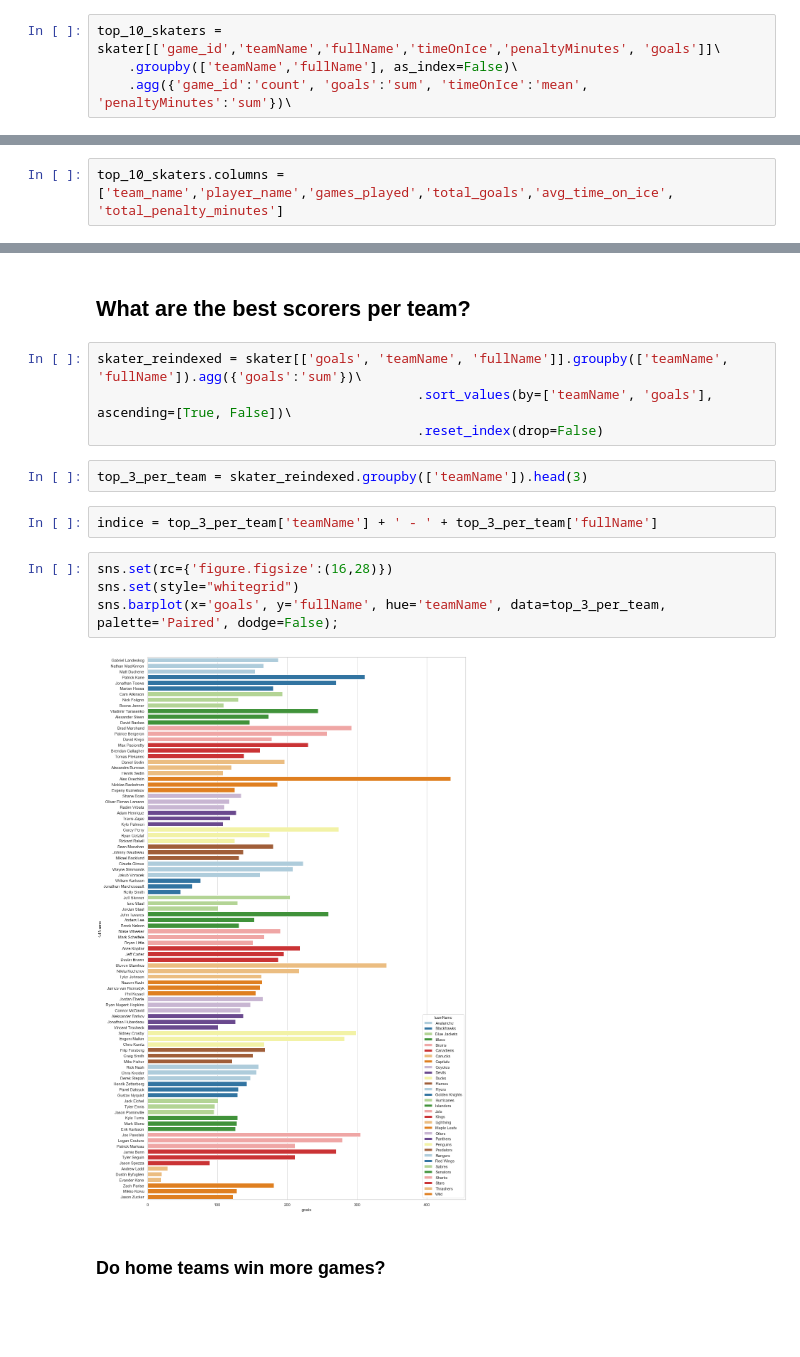
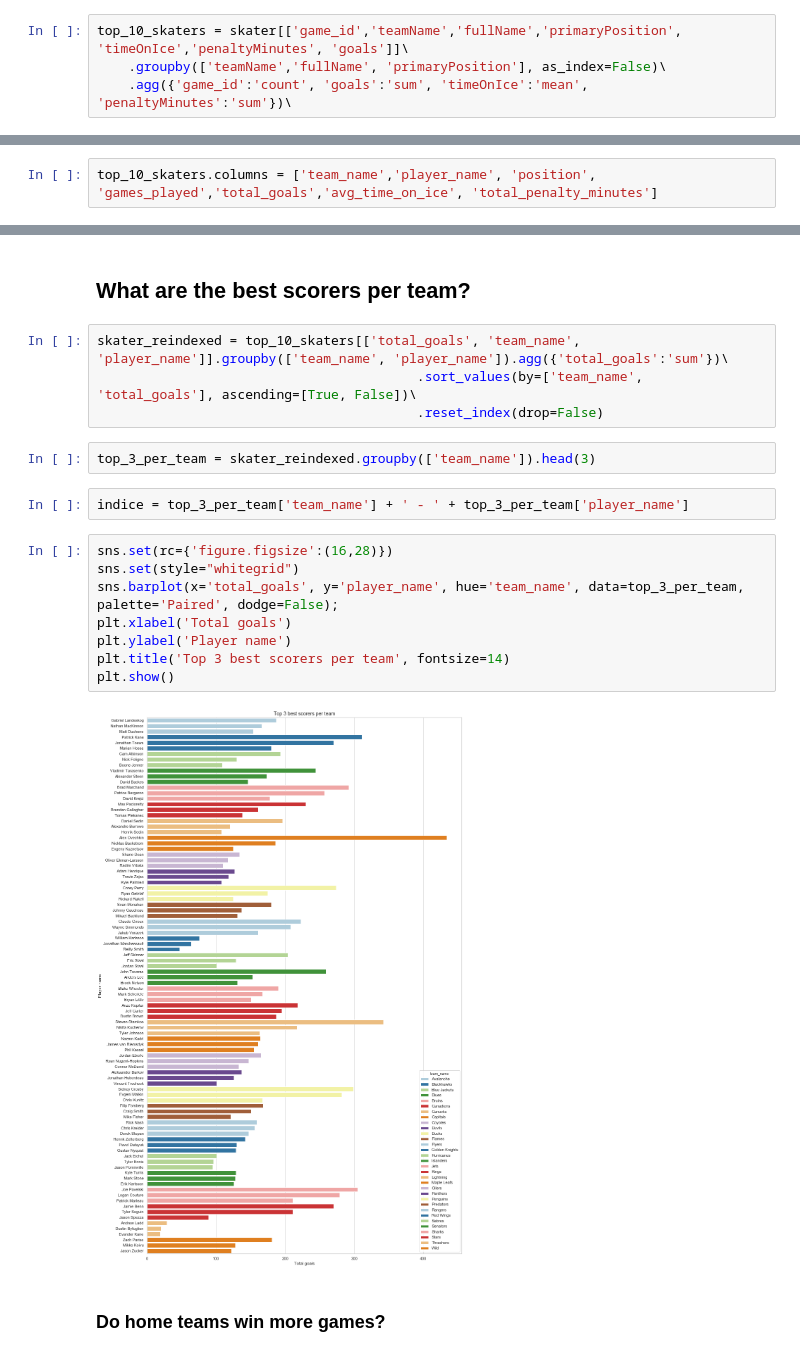
Before and after one commit to pwolter/HockeyStats, a Jupyter notebook: Hockey_fun.ipynb, the cells around one changed output, grey strips where cells are left out. Drawn from its saved outputs; the diff is of its cells as text; blank space fills up the shorter version.

Commit message:
Improved graphs and add sections to explain analysis

```diff
--- a/Hockey_fun.ipynb
+++ b/Hockey_fun.ipynb
@@ -470,8 +492,8 @@ games_per_season = 81
 
 min_games = min_seasons_played * games_per_season
 # %%
-top_10_skaters = skater[['game_id','teamName','fullName','timeOnIce','penaltyMinutes', 'goals']]\
-    .groupby(['teamName','fullName'], as_index=False)\
+top_10_skaters = skater[['game_id','teamName','fullName','primaryPosition', 'timeOnIce','penaltyMinutes', 'goals']]\
+    .groupby(['teamName','fullName', 'primaryPosition'], as_index=False)\
     .agg({'game_id':'count', 'goals':'sum', 'timeOnIce':'mean', 'penaltyMinutes':'sum'})\
 # %%
 top_10_skaters.head()
@@ -485,5 +509,5 @@ top_10_skaters.head()
 # %%
-top_10_skaters.columns = ['team_name','player_name','games_played','total_goals','avg_time_on_ice', 'total_penalty_minutes']
+top_10_skaters.columns = ['team_name','player_name', 'position', 'games_played','total_goals','avg_time_on_ice', 'total_penalty_minutes']
 # %%
 # Let's convert the time on ice from seconds to minutes
 top_10_skaters['avg_time_on_ice'] = top_10_skaters['avg_time_on_ice'] / 60
@@ -661,18 +797,22 @@ plt.show()
 # %% [markdown]
 ## What are the best scorers per team?
 # %%
-skater_reindexed = skater[['goals', 'teamName', 'fullName']].groupby(['teamName', 'fullName']).agg({'goals':'sum'})\
-                                         .sort_values(by=['teamName', 'goals'], ascending=[True, False])\
+skater_reindexed = top_10_skaters[['total_goals', 'team_name', 'player_name']].groupby(['team_name', 'player_name']).agg({'total_goals':'sum'})\
+                                         .sort_values(by=['team_name', 'total_goals'], ascending=[True, False])\
                                          .reset_index(drop=False)
 # %%
-top_3_per_team = skater_reindexed.groupby(['teamName']).head(3)
+top_3_per_team = skater_reindexed.groupby(['team_name']).head(3)
 # %%
-indice = top_3_per_team['teamName'] + ' - ' + top_3_per_team['fullName']
+indice = top_3_per_team['team_name'] + ' - ' + top_3_per_team['player_name']
 # %%
 sns.set(rc={'figure.figsize':(16,28)})
 sns.set(style="whitegrid")
-sns.barplot(x='goals', y='fullName', hue='teamName', data=top_3_per_team, palette='Paired', dodge=False);
+sns.barplot(x='total_goals', y='player_name', hue='team_name', data=top_3_per_team, palette='Paired', dodge=False);
+plt.xlabel('Total goals')
+plt.ylabel('Player name')
+plt.title('Top 3 best scorers per team', fontsize=14)
+plt.show()
 # %% [output]
-[figure, old version]
+[figure, new version]
 # %% [markdown]
 ### Do home teams win more games?
```
Also changed, not shown: parts of 42 cells of this notebook.
